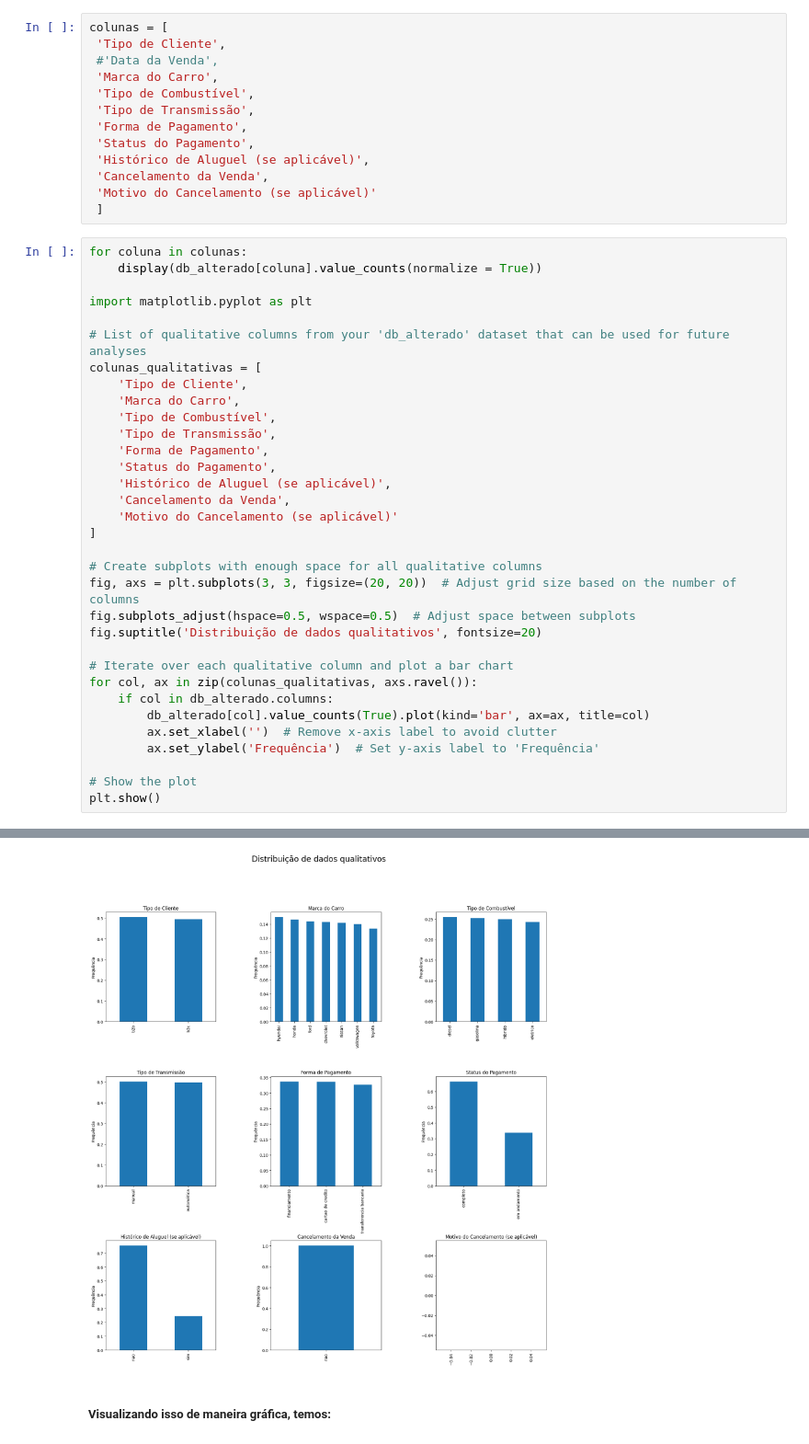
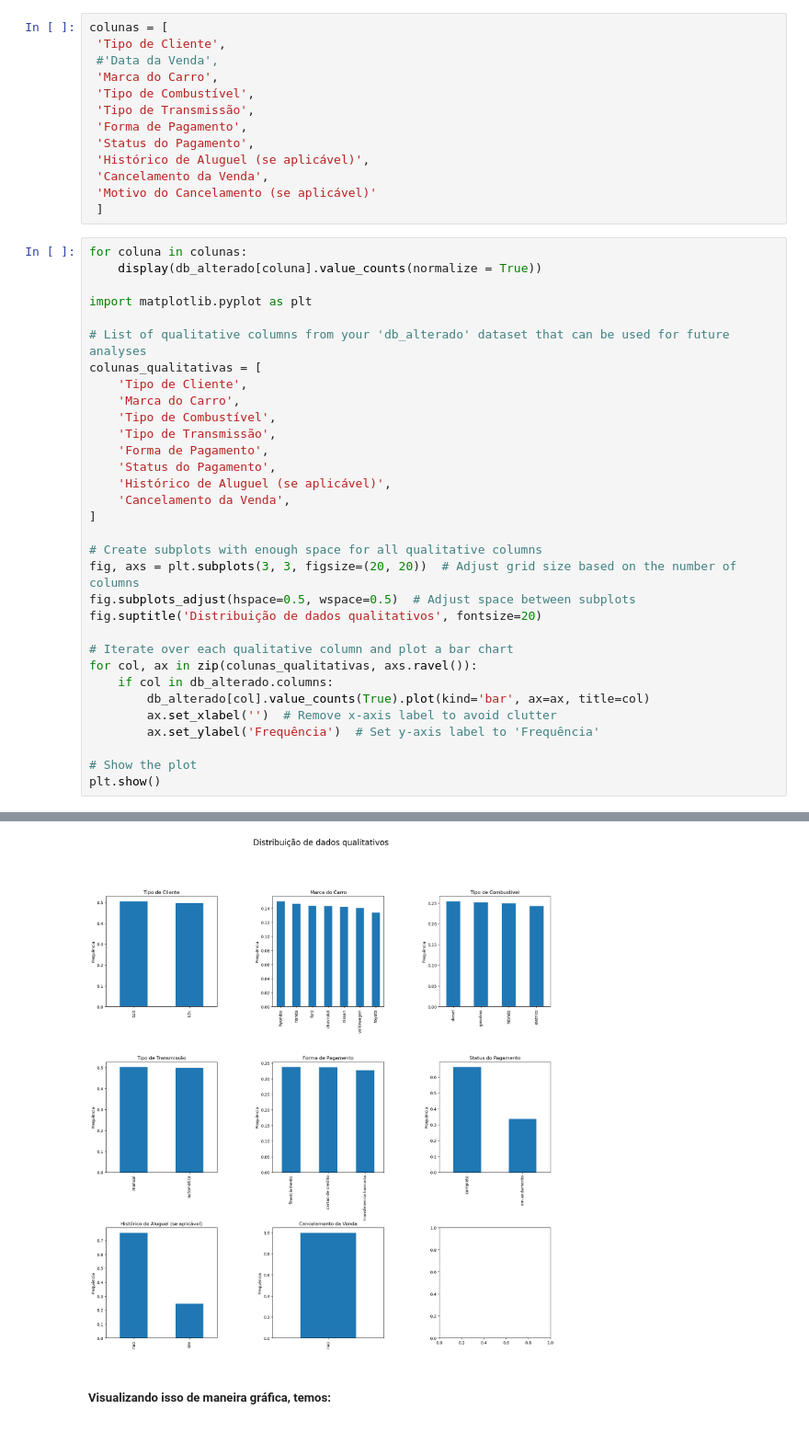
Before and after one commit to Henrique-Albuquerque2/PS-IJR-Grupo10, a Jupyter notebook: AnaliseVendas.ipynb, the cells around one changed output, grey strips where cells are left out. Shown at 92% size. Cells and saved outputs as stored; diff of their text form.

```diff
--- a/AnaliseVendas.ipynb
+++ b/AnaliseVendas.ipynb
@@ -392,7 +390,6 @@ colunas_qualitativas = [
     'Status do Pagamento',
     'Histórico de Aluguel (se aplicável)',
     'Cancelamento da Venda',
-    'Motivo do Cancelamento (se aplicável)'
 ]
 
 # Create subplots with enough space for all qualitative columns
@@ -454,4 +442,4 @@ IndexError: index 0 is out of bounds for axis 0 with size 0
-[figure, old version]
+[figure, new version]
 # %% [markdown]
 ##### Visualizando isso de maneira gráfica, temos:
 # %%
```
Also changed, not shown: parts of 27 cells of this notebook, 1 other file.
